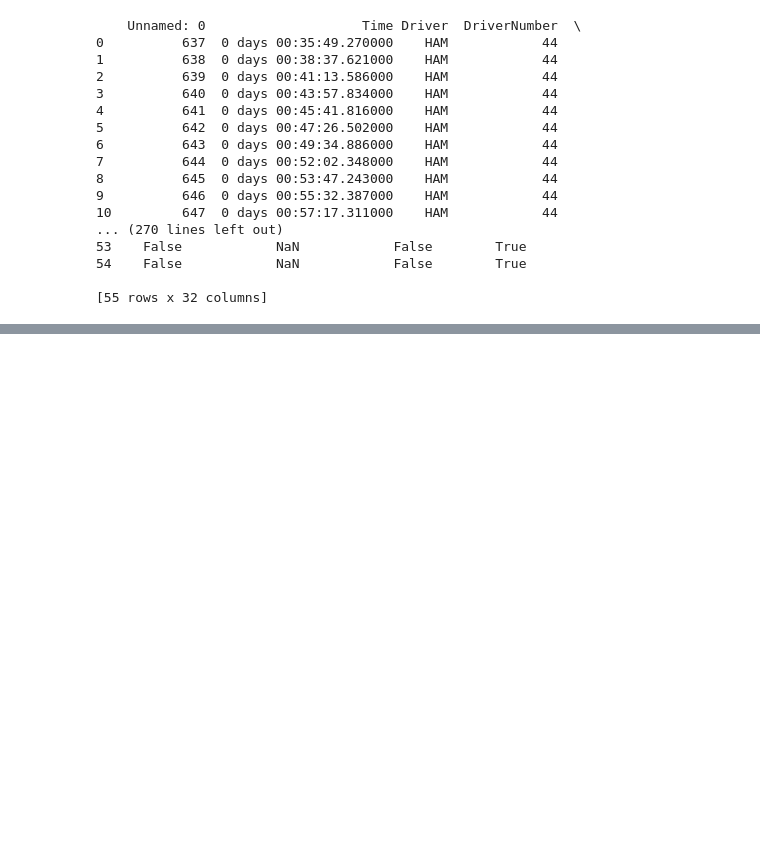
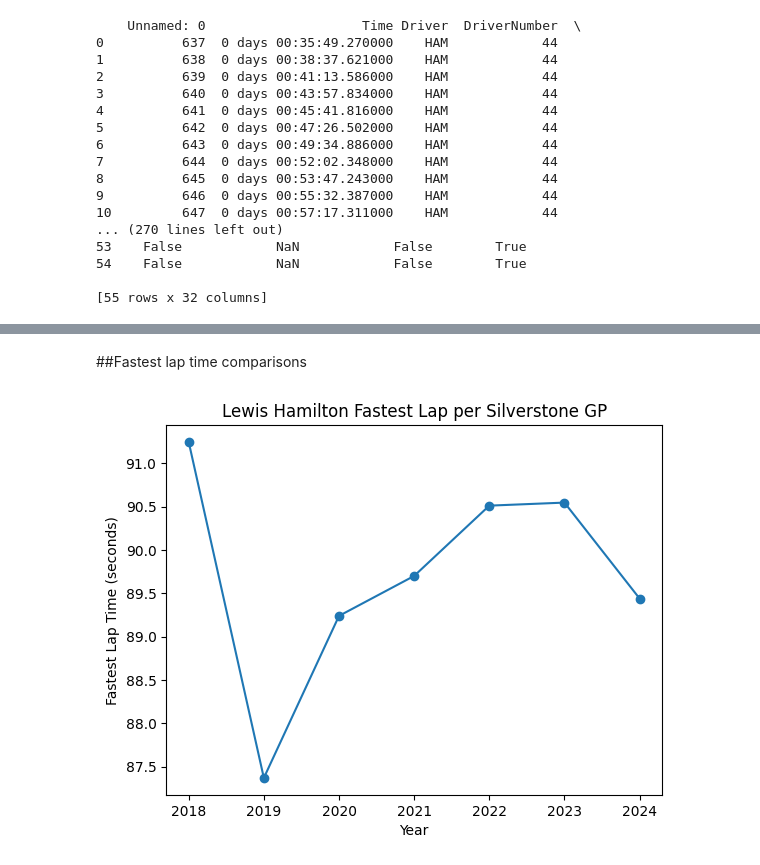
Before and after one commit to is2000/FastF1_LH44, a Jupyter notebook: lewis.ipynb, the cells around one changed output, grey strips where cells are left out. Cells and saved outputs as stored; diff of their text form; code cells hidden in the pictures; blank space fills up the shorter version.

```diff
--- a/lewis.ipynb
+++ b/lewis.ipynb
@@ -98,0 +198,23 @@ print(df)
+# %% [markdown]
+##Fastest lap time comparisons
+# %%
+fastest_laps = []
+years = [2018, 2019, 2020, 2021, 2022, 2023, 2024]
+for year in years:
+    for file in data_path.glob(f"{year}_British_Grand_Prix_laps.csv"):
+            df = pd.read_csv(file)
+            df['LapTime'] = pd.to_timedelta(df['LapTime'])
+            fastest_lap = df['LapTime'].min()
+            fastest_laps.append((year, fastest_lap))
+
+# Only take the years and lap times we actually have
+lap_years = [year for year, td in fastest_laps]
+lap_times = [td.total_seconds() for year, td in fastest_laps]  # convert to seconds
+
+plt.plot(lap_years, lap_times, marker='o')
+plt.xlabel("Year")
+plt.ylabel("Fastest Lap Time (seconds)")
+plt.title("Lewis Hamilton Fastest Lap per Silverstone GP")
+plt.show()
+# %% [output]
+[figure, added]
```
Also changed, not shown: parts of 3 cells of this notebook.
